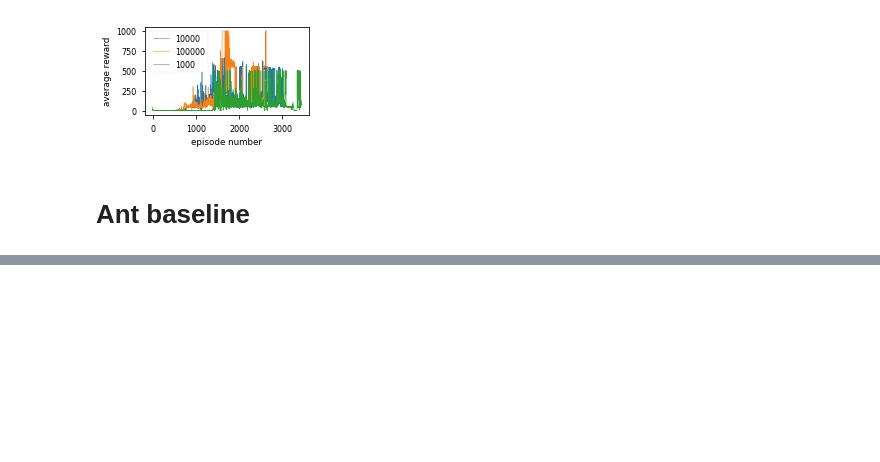
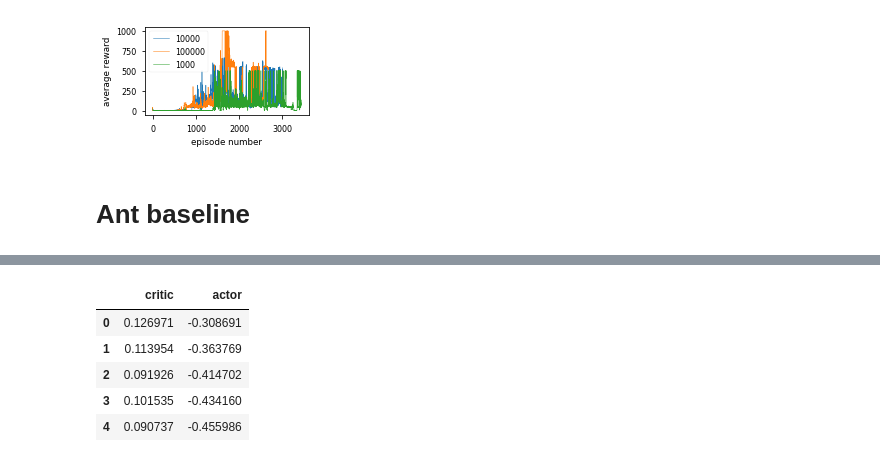
Before and after one commit to nicoring/RoBonjwa, a Jupyter notebook: notebooks/baseline-experiment-analysis.ipynb, the cells around one changed output, grey strips where cells are left out. Drawn from its saved outputs; the diff is of its cells as text; code cells hidden in the pictures; blank space fills up the shorter version.

```diff
--- a/notebooks/baseline-experiment-analysis.ipynb
+++ b/notebooks/baseline-experiment-analysis.ipynb
@@ -164,0 +167,9 @@ plt.savefig('ant.pdf', bbox_inches='tight')
+# %%
+df_losses.head()
+# %% [output]
+|  | critic | actor |
+| 0 | 0.126971 | -0.308691 |
+| 1 | 0.113954 | -0.363769 |
+| 2 | 0.091926 | -0.414702 |
+| 3 | 0.101535 | -0.434160 |
+| 4 | 0.090737 | -0.455986 |
```
Also changed, not shown: parts of 5 cells of this notebook, 2 other files.
